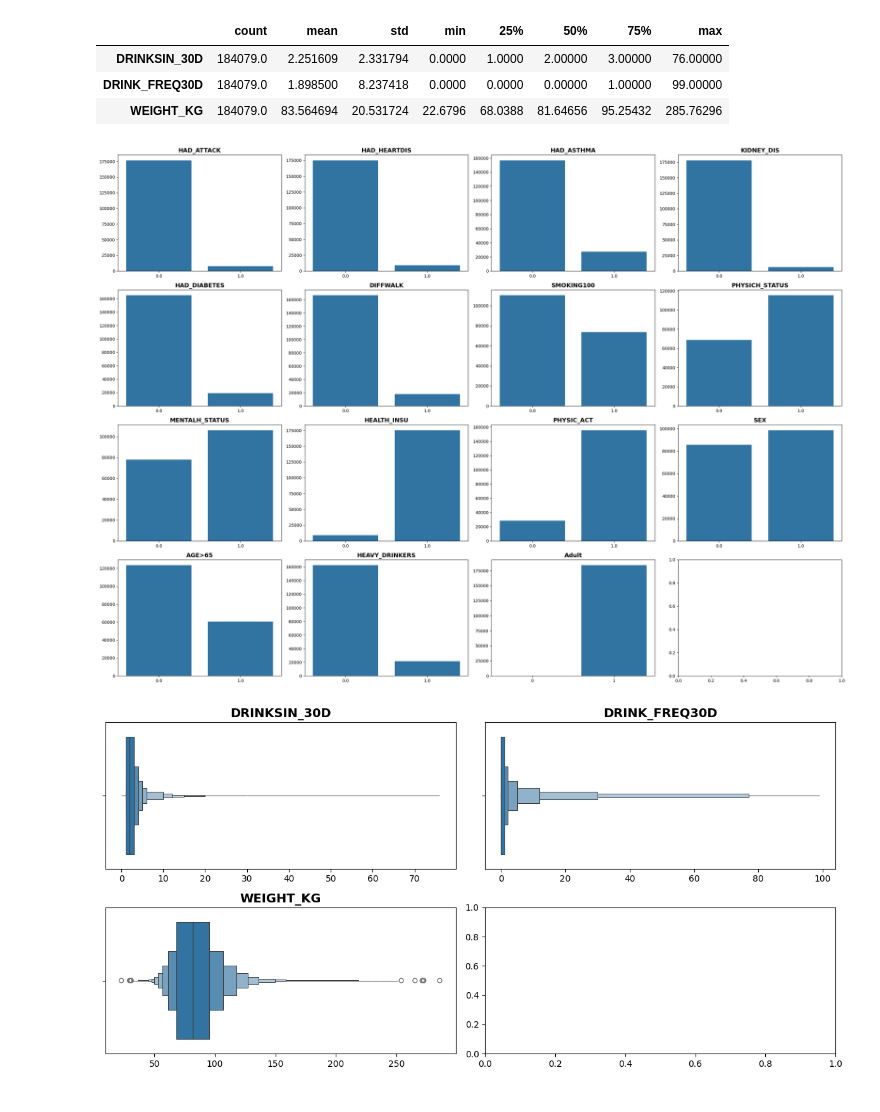
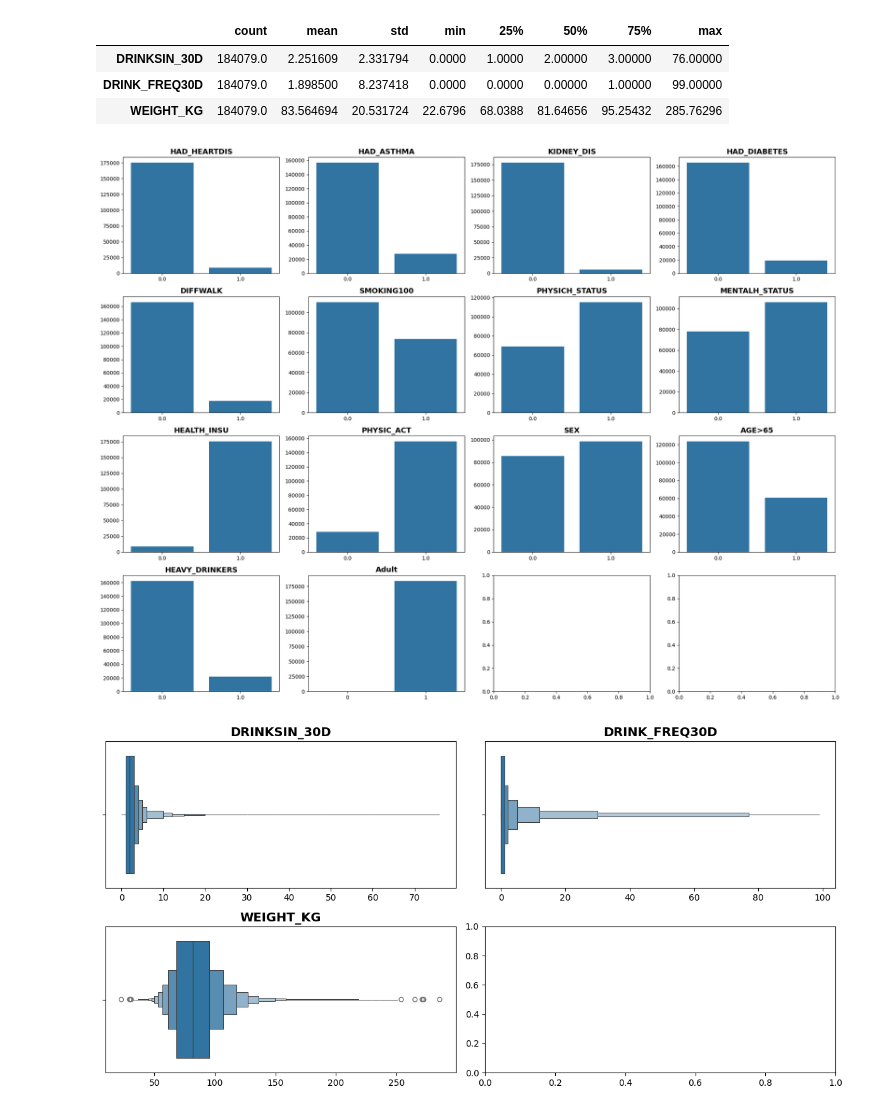
Before and after one commit to Abhikumar199/Early-stage-Heart-attack-prediction, a Jupyter notebook: eda.ipynb, the cells around one changed output. Drawn from its saved outputs; the diff is of its cells as text; code cells hidden in the pictures.

```diff
--- a/eda.ipynb
+++ b/eda.ipynb
@@ -64,21 +143,21 @@ df[num_cols2].describe().transpose()
 # %%
 
 
-cat_cols = ['HAD_ATTACK','HAD_HEARTDIS','HAD_ASTHMA','KIDNEY_DIS','HAD_DIABETES',
+cat_cols = ['HAD_HEARTDIS','HAD_ASTHMA','KIDNEY_DIS','HAD_DIABETES',
             'DIFFWALK','SMOKING100','PHYSICH_STATUS','MENTALH_STATUS','HEALTH_INSU',
             'PHYSIC_ACT','SEX','AGE>65','HEAVY_DRINKERS','Adult']
 
-fig, axes = plt.subplots(4,4, figsize=(25,18))
+fig, axes = plt.subplots(4,4, figsize=(20,15))
 axes = axes.flatten()
 
 for i, col in enumerate(cat_cols):
     sns.countplot(x=col, data=df, ax=axes[i])
     axes[i].set_title(col, fontsize=14, fontweight='bold')
     axes[i].set_xlabel("")
     axes[i].set_ylabel("")
 
 plt.tight_layout()
 plt.show()
 # %% [output]
-[figure, old version]
+[figure, new version]
 # %%
```
Also changed, not shown: parts of 24 cells of this notebook, 19 other files.
